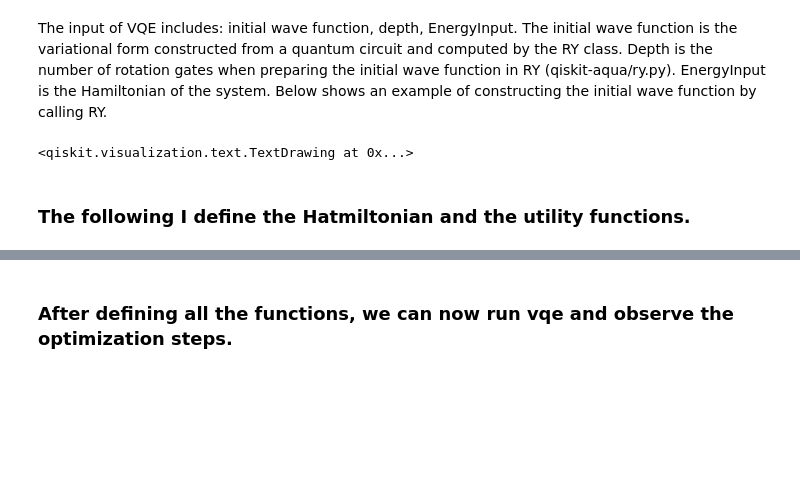
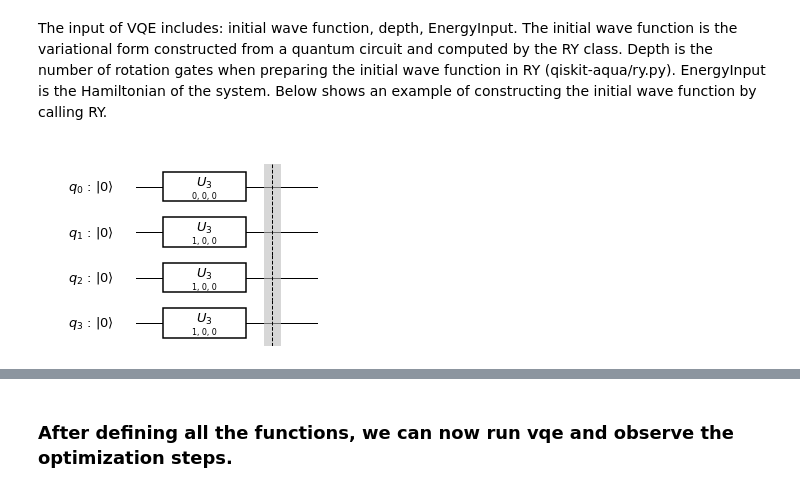
Before and after one commit to hchsu/quantumcomp, a Jupyter notebook: VQE_Ising.ipynb, the cells around one changed output, grey strips where cells are left out. Saved outputs shown, nothing was run; the diff lists cells and outputs as text; code cells hidden in the pictures; blank space fills up the shorter version.

```diff
--- a/VQE_Ising.ipynb
+++ b/VQE_Ising.ipynb
@@ -27,10 +27,8 @@ EnergyInput is the Hamiltonian of the system. Below shows an example of construc
 # %%
 # an example of preparing the initial state for variational method
 init_state = Zero(4)
 var_form = RY(4, 0, initial_state=init_state)
 cir=var_form.construct_circuit([0,1,1,1])
-cir.draw()
+cir.draw(output='mpl')
 # %% [output]
-<qiskit.visualization.text.TextDrawing at 0x...>
+[figure, added]
-# %% [markdown]
-### The following I define the Hatmiltonian and the utility functions.
```
Also changed, not shown: parts of 2 cells of this notebook, 1 other file.
